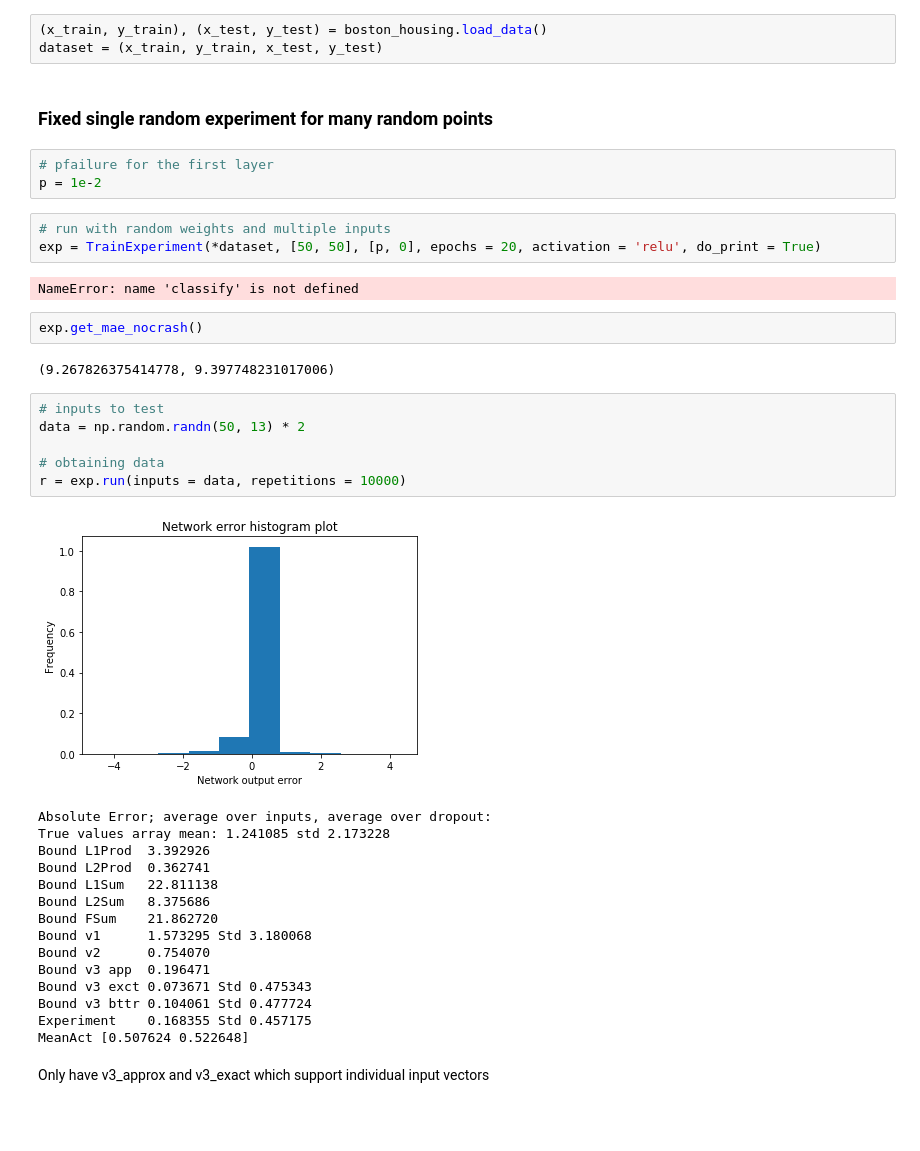
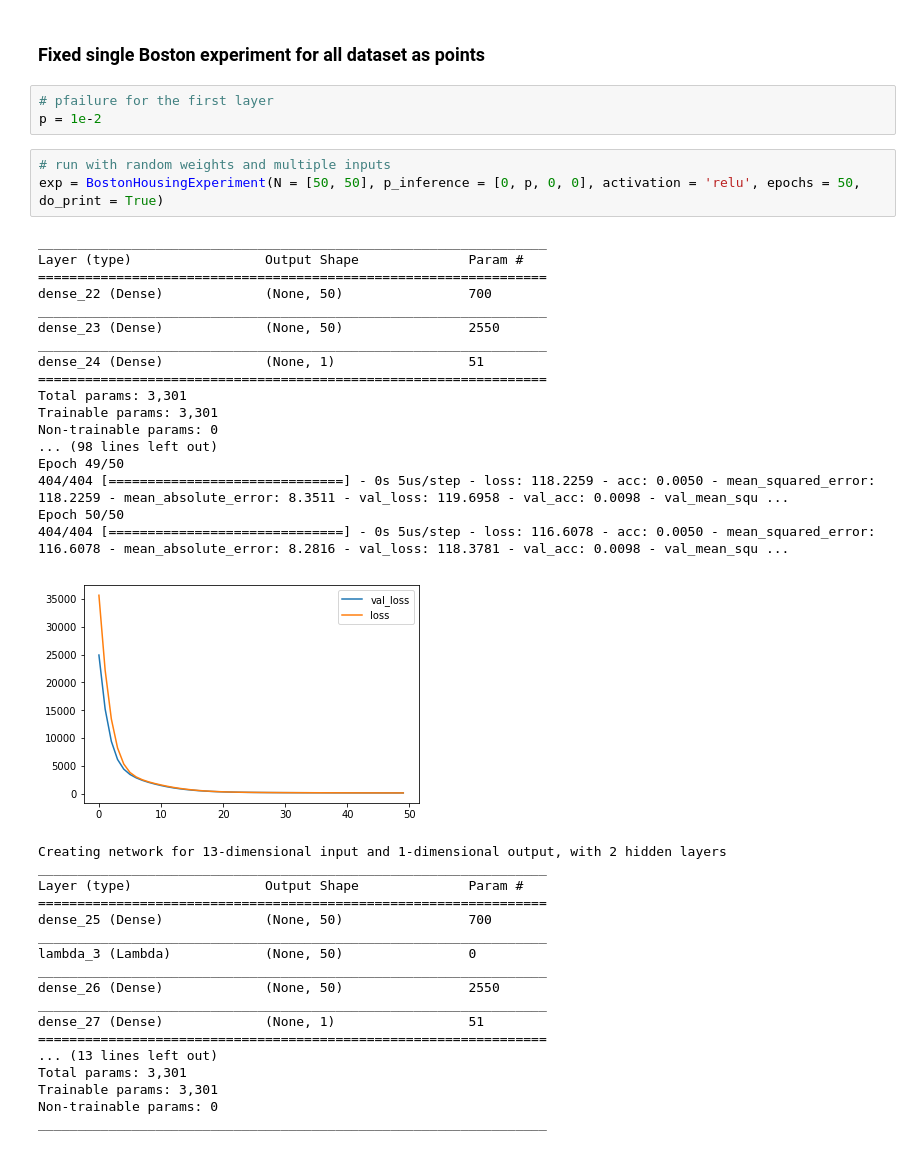
Before and after one commit to LPD-EPFL/nn-fault-tolerance, a Jupyter notebook: ErrorComparisonSimpleDataset.ipynb, the cells around one changed output. Drawn from its saved outputs; the diff is of its cells as text; blank space fills up the shorter version.

Commit message:
Run on simple dataset

```diff
--- a/ErrorComparisonSimpleDataset.ipynb
+++ b/ErrorComparisonSimpleDataset.ipynb
@@ -16,41 +11,44 @@ Initialized TensorFlow
-# %%
-(x_train, y_train), (x_test, y_test) = boston_housing.load_data()
-dataset = (x_train, y_train, x_test, y_test)
 # %% [markdown]
-### Fixed single random experiment for many random points
+### Fixed single Boston experiment for all dataset as points
 # %%
 # pfailure for the first layer
 p = 1e-2
 # %%
 # run with random weights and multiple inputs
-exp = TrainExperiment(*dataset, [50, 50], [p, 0], epochs = 20, activation = 'relu', do_print = True)
+exp = BostonHousingExperiment(N = [50, 50], p_inference = [0, p, 0, 0], activation = 'relu', epochs = 50, do_print = True)
 # %% [output]
-NameError: name 'classify' is not defined
+_________________________________________________________________
+Layer (type)                 Output Shape              Param #
+=================================================================
+dense_22 (Dense)             (None, 50)                700
+_________________________________________________________________
+dense_23 (Dense)             (None, 50)                2550
+_________________________________________________________________
+dense_24 (Dense)             (None, 1)                 51
+=================================================================
+Total params: 3,301
+Trainable params: 3,301
+Non-trainable params: 0
+... (98 lines left out)
+Epoch 49/50
+404/404 [==============================] - 0s 5us/step - loss: 118.2259 - acc: 0.0050 - mean_squared_error: 118.2259 - mean_absolute_error: 8.3511 - val_loss: 119.6958 - val_acc: 0.0098 - val_mean_squ ...
+Epoch 50/50
+404/404 [==============================] - 0s 5us/step - loss: 116.6078 - acc: 0.0050 - mean_squared_error: 116.6078 - mean_absolute_error: 8.2816 - val_loss: 118.3781 - val_acc: 0.0098 - val_mean_squ ...
+[figure, added]
+Creating network for 13-dimensional input and 1-dimensional output, with 2 hidden layers
+_________________________________________________________________
+Layer (type)                 Output Shape              Param #
+=================================================================
+dense_25 (Dense)             (None, 50)                700
+_________________________________________________________________
+lambda_3 (Lambda)            (None, 50)                0
+_________________________________________________________________
+dense_26 (Dense)             (None, 50)                2550
+_________________________________________________________________
+dense_27 (Dense)             (None, 1)                 51
+=================================================================
+... (13 lines left out)
+Total params: 3,301
+Trainable params: 3,301
+Non-trainable params: 0
+_________________________________________________________________
-# %%
-exp.get_mae_nocrash()
-# %% [output]
-(9.267826375414778, 9.397748231017006)
-# %%
-# inputs to test
-data = np.random.randn(50, 13) * 2
-
-# obtaining data
-r = exp.run(inputs = data, repetitions = 10000)
-# %% [output]
-[figure, removed]
-Absolute Error; average over inputs, average over dropout:
-True values array mean: 1.241085 std 2.173228
-Bound L1Prod  3.392926
-Bound L2Prod  0.362741
-Bound L1Sum   22.811138
-Bound L2Sum   8.375686
-Bound FSum    21.862720
-Bound v1      1.573295 Std 3.180068
-Bound v2      0.754070
-Bound v3 app  0.196471
-Bound v3 exct 0.073671 Std 0.475343
-Bound v3 bttr 0.104061 Std 0.477724
-Experiment    0.168355 Std 0.457175
-MeanAct [0.507624 0.522648]
-# %% [markdown]
-Only have v3_approx and v3_exact which support individual input vectors
```
Also changed, not shown: parts of 16 cells of this notebook, 3 other files.
